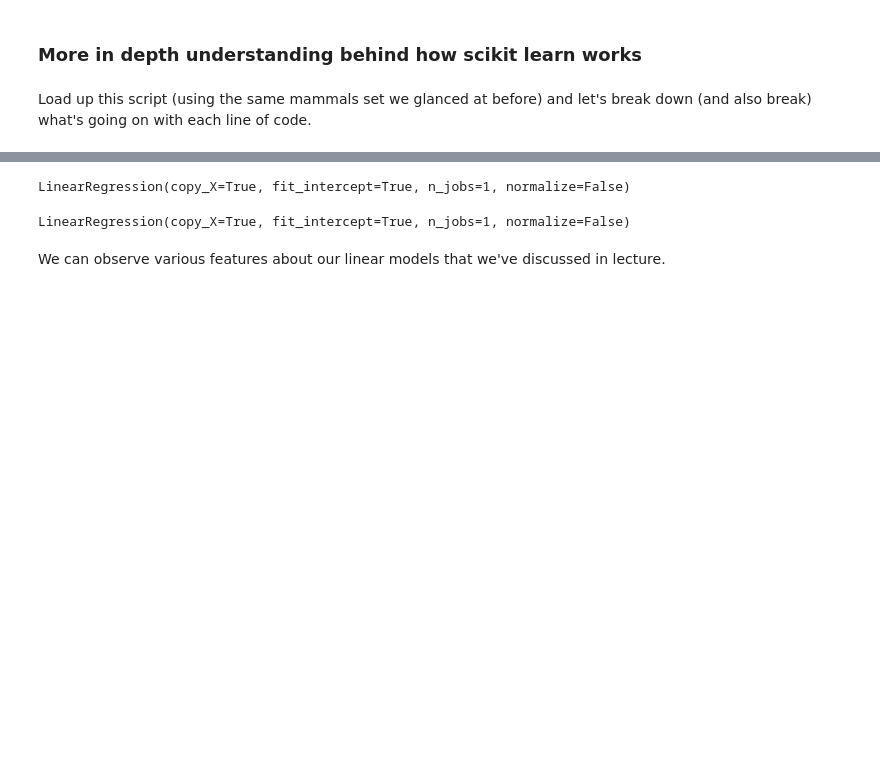
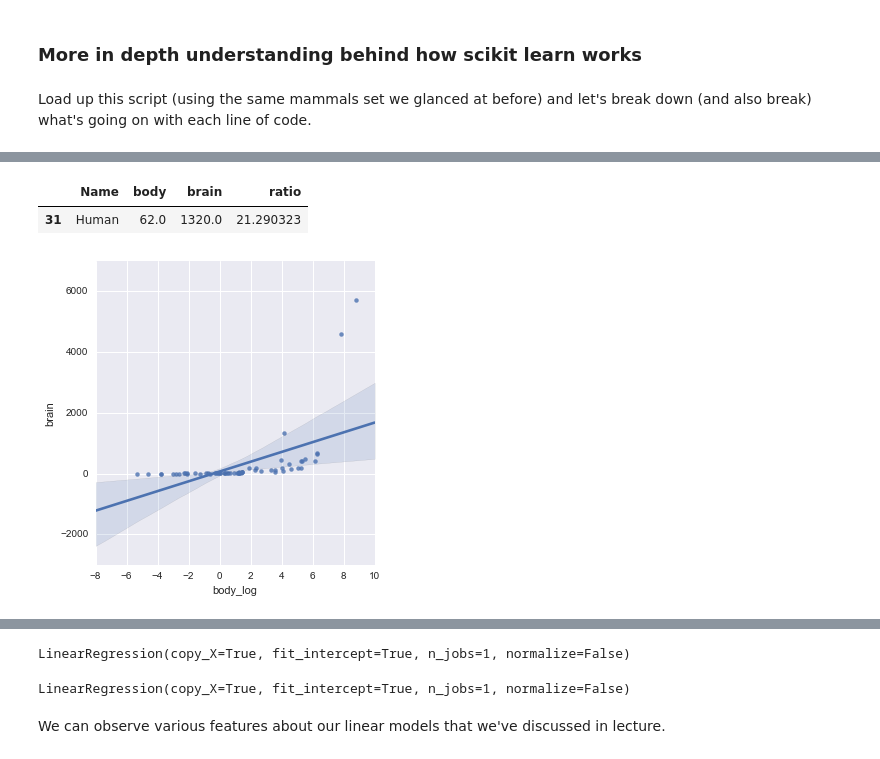
Before and after one commit to cyruschansk/DS_HK_10, a Jupyter notebook: notebooks/06 - Polynomial Regression.ipynb, the cells around one changed output, grey strips where cells are left out. Drawn from its saved outputs; the diff is of its cells as text; code cells hidden in the pictures; blank space fills up the shorter version.

```diff
--- a/notebooks/06 - Polynomial Regression.ipynb
+++ b/notebooks/06 - Polynomial Regression.ipynb
@@ -535,0 +532,2 @@ Load up this script (using the same mammals set we glanced at before) and let's
+# %%
+mammals['ratio'] = mammals.brain / mammals.body
@@ -535,0 +546,5 @@ Load up this script (using the same mammals set we glanced at before) and let's
+# %%
+mammals[mammals.Name == 'Human']
+# %% [output]
+|  | Name | body | brain | ratio |
+| 31 | Human | 62.0 | 1320.0 | 21.290323 |
@@ -535,0 +553,4 @@ Load up this script (using the same mammals set we glanced at before) and let's
+# %%
+sns.lmplot('body_log','brain',mammals);
+# %% [output]
+[figure, added]
```
Also changed, not shown: parts of 33 cells of this notebook.
